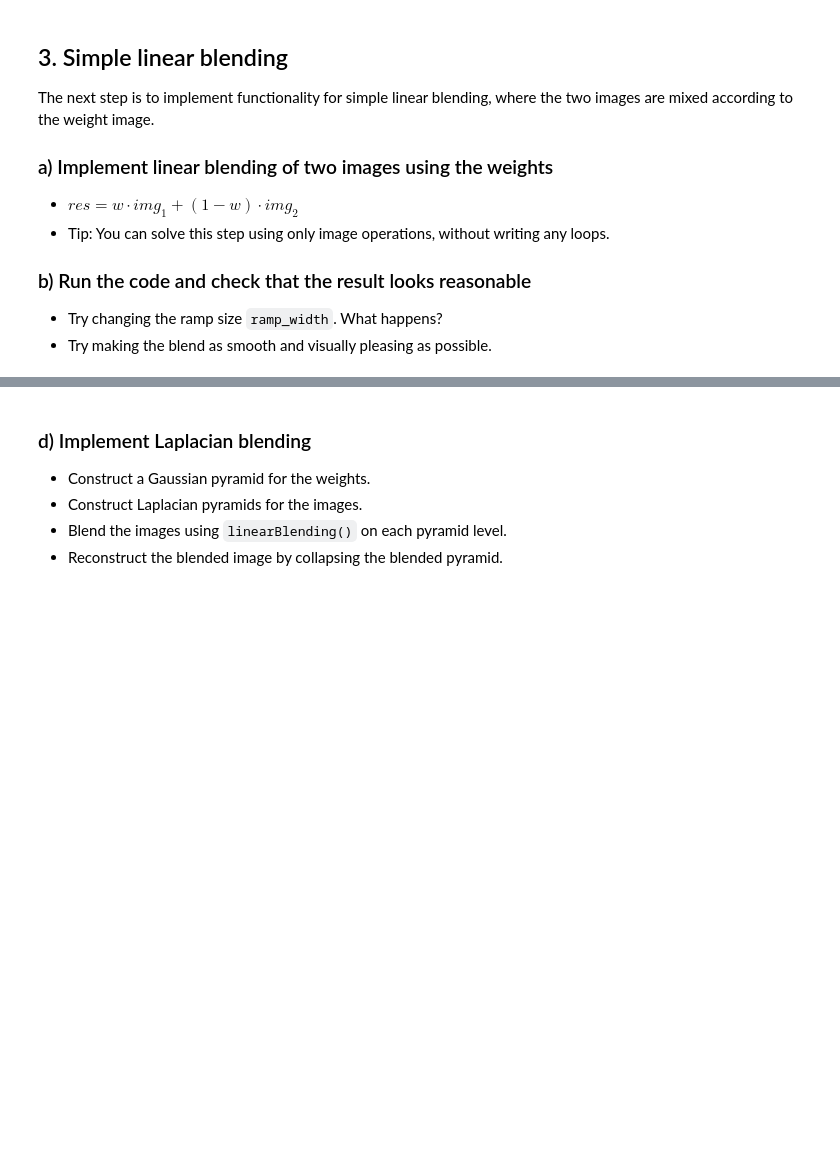
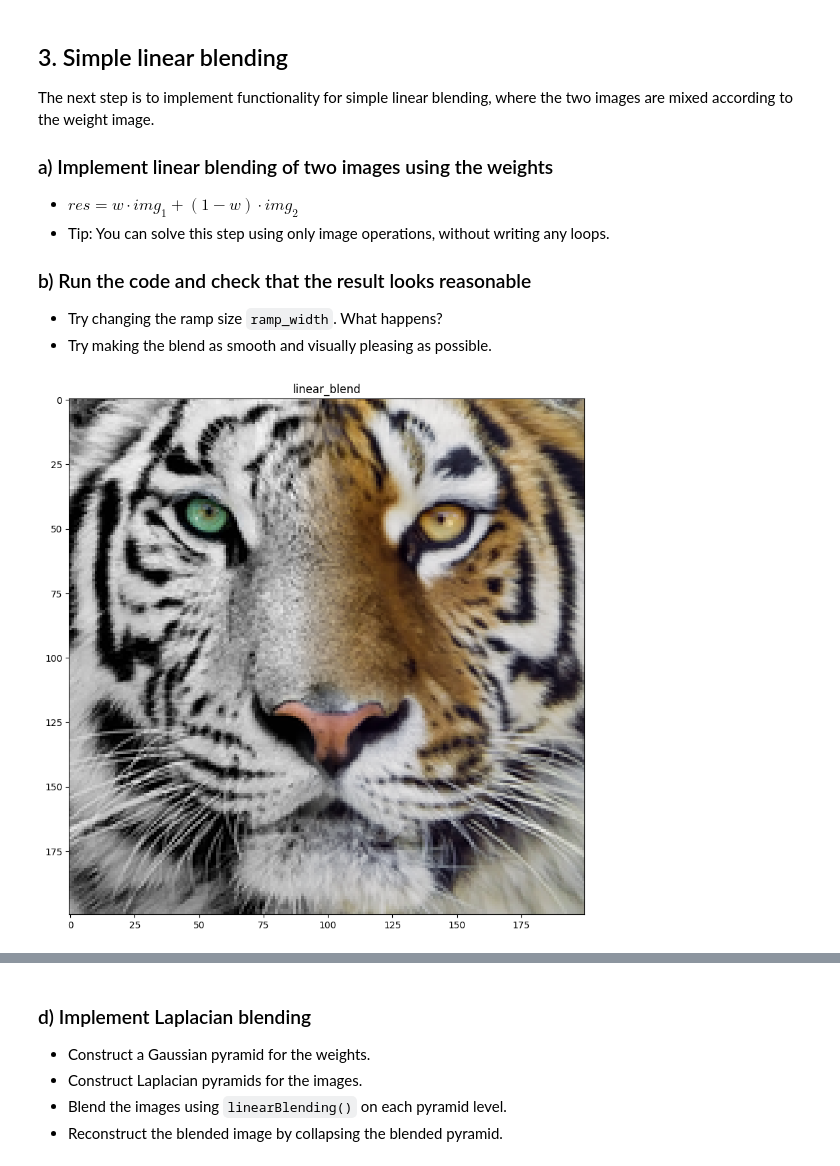
Before and after one commit to Podolskigutten/lab-image-blending-py, a Jupyter notebook: lab-image-blending.ipynb, the cells around one changed output, grey strips where cells are left out. Saved outputs shown, nothing was run; the diff lists cells and outputs as text; code cells hidden in the pictures; blank space fills up the shorter version.

```diff
--- a/lab-image-blending.ipynb
+++ b/lab-image-blending.ipynb
@@ -93,11 +103,14 @@ The next step is to implement functionality for simple linear blending, where th
 # %%
 def linearBlending(img1, img2, mask):
     # TODO: Implement linear blending.
-    return None
+    res = mask*img1 + (1-mask)*img2
+    return res
 
 # Test linear blending.
 linear_blend = linearBlending(img_01, img_02, weights)
 showResult('linear_blend', linear_blend)
+# %% [output]
+[figure, added]
 # %% [markdown]
 ## 4. Laplace blending
 To demonstrate the difference between simple linear blending, and scale-aware blending, we will now implement and test Laplace blending.
```
Also changed, not shown: parts of 4 cells of this notebook.
